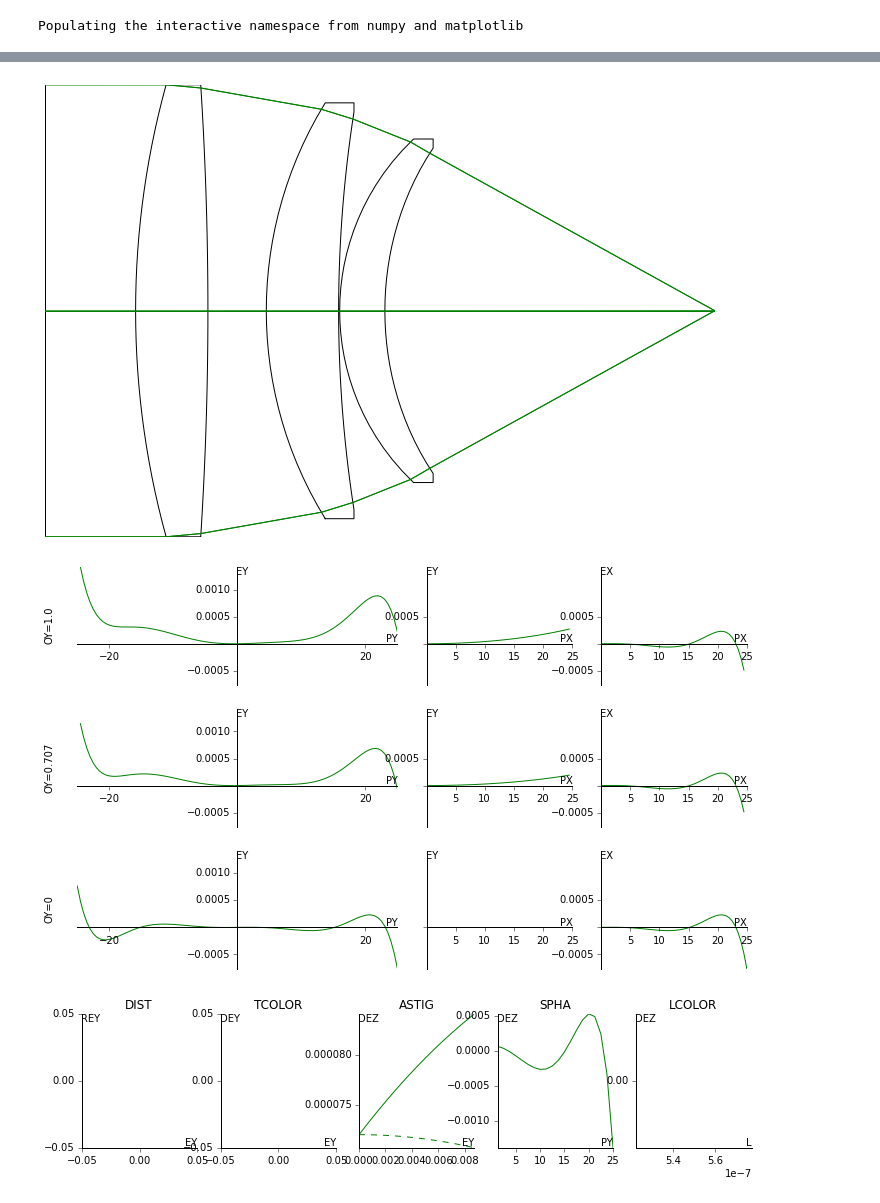
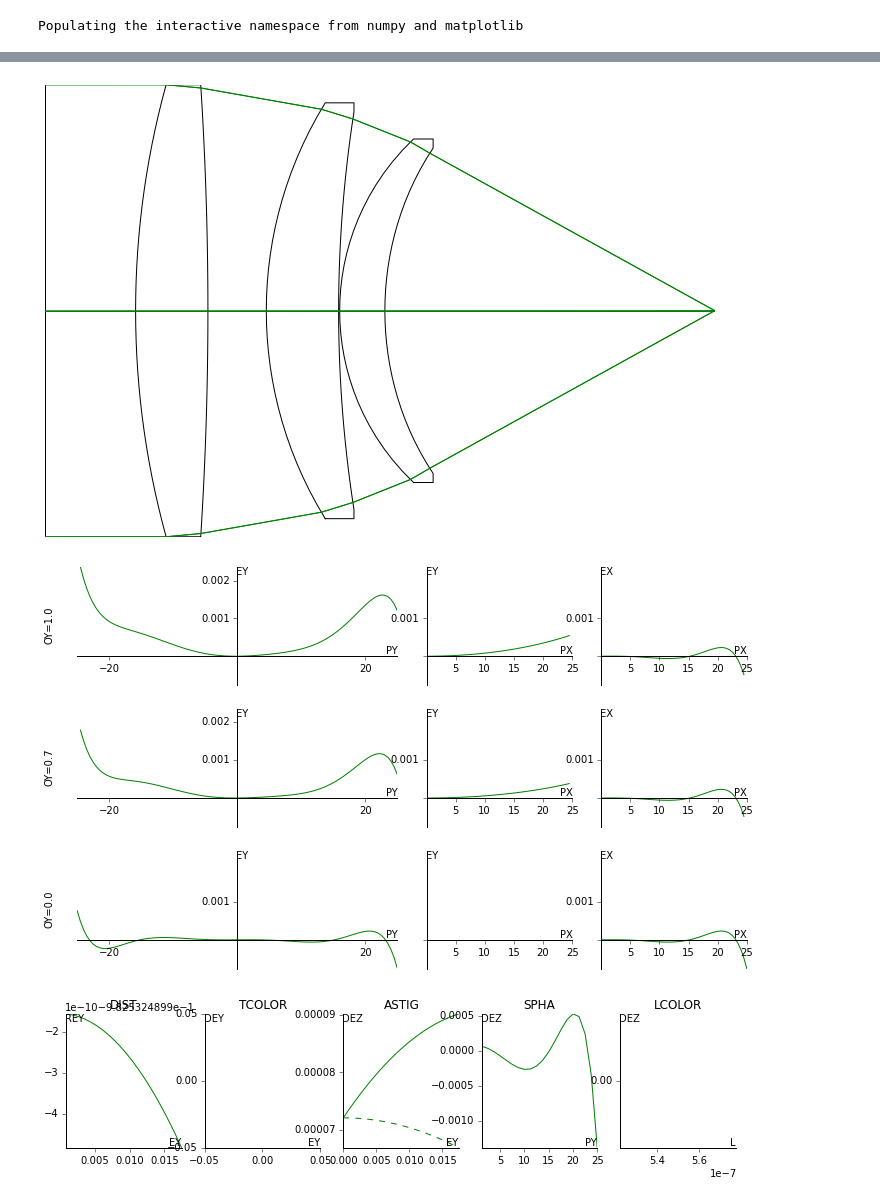
Before and after one commit to quartiq/rayopt-notebooks, a Jupyter notebook: focuser.ipynb, the cells around one changed output, grey strips where cells are left out. Drawn from its saved outputs; the diff is of its cells as text; code cells hidden in the pictures.

```diff
--- a/focuser.ipynb
+++ b/focuser.ipynb
@@ -13,7 +13,7 @@ s = system_from_yaml("""
 description: three lens monochromatic focusing f/1 50mm
 stop: 2
 wavelengths: [550.0e-9]
-object: {angle_deg: 0.01, pupil: {radius: 25}}
+object: {angle_deg: 0.02, pupil: {radius: 25}}
 elements:
 - {material: air, radius: 25}
 - {material: SCHOTT/N-BK7, roc: 94.28602, distance: 10, radius: 25}
@@ -25,7 +25,7 @@ elements:
 - {material: air, distance: 36.45994, radius: 1}
 """)
 s.update()
-a = Analysis(s, resize=False, refocus_paraxial=False)
+a = Analysis(s)
 # %% [output]
 System: three lens monochromatic focusing f/1 50mm
 Scale: 1.0 mm
@@ -47,3 +47,3 @@ Image:
 [figure]
-[figure, old version]
+[figure, new version]
-[figure, old version]
+[figure, new version]
```
Also changed, not shown: parts of 3 cells of this notebook, 1 other file.
